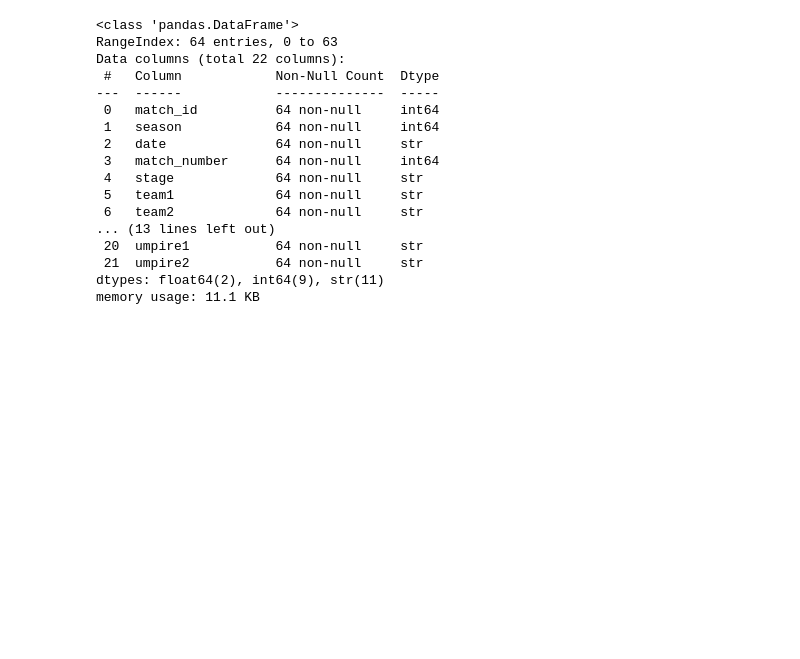
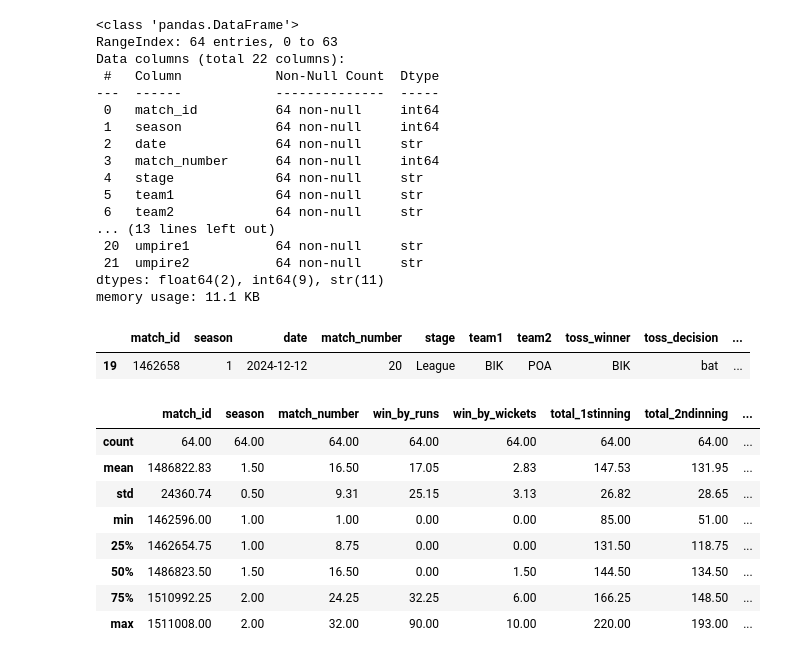
Before and after one commit to prajwaldahal/Npl-data-analysis, a Jupyter notebook: npl-matches-EDA.ipynb, the cells around one changed output. Saved outputs shown, nothing was run; the diff lists cells and outputs as text; code cells hidden in the pictures; blank space fills up the shorter version.

```diff
--- a/npl-matches-EDA.ipynb
+++ b/npl-matches-EDA.ipynb
@@ -52,3 +96,20 @@ Data columns (total 22 columns):
  21  umpire2           64 non-null     str
 dtypes: float64(2), int64(9), str(11)
 memory usage: 11.1 KB
+# %%
+df[~(df["result"].isnull())]
+# %% [output]
+|  | match_id | season | date | match_number | stage | team1 | team2 | toss_winner | toss_decision | ... |
+| 19 | 1462658 | 1 | 2024-12-12 | 20 | League | BIK | POA | BIK | bat | ... |
+# %%
+df.describe()
+# %% [output]
+|  | match_id | season | match_number | win_by_runs | win_by_wickets | total_1stinning | total_2ndinning | ... |
+| count | 64.00 | 64.00 | 64.00 | 64.00 | 64.00 | 64.00 | 64.00 | ... |
+| mean | 1486822.83 | 1.50 | 16.50 | 17.05 | 2.83 | 147.53 | 131.95 | ... |
+| std | 24360.74 | 0.50 | 9.31 | 25.15 | 3.13 | 26.82 | 28.65 | ... |
+| min | 1462596.00 | 1.00 | 1.00 | 0.00 | 0.00 | 85.00 | 51.00 | ... |
+| 25% | 1462654.75 | 1.00 | 8.75 | 0.00 | 0.00 | 131.50 | 118.75 | ... |
+| 50% | 1486823.50 | 1.50 | 16.50 | 0.00 | 1.50 | 144.50 | 134.50 | ... |
+| 75% | 1510992.25 | 2.00 | 24.25 | 32.25 | 6.00 | 166.25 | 148.50 | ... |
+| max | 1511008.00 | 2.00 | 32.00 | 90.00 | 10.00 | 220.00 | 193.00 | ... |
```
Also changed, not shown: parts of 8 cells of this notebook, 1 other file.
